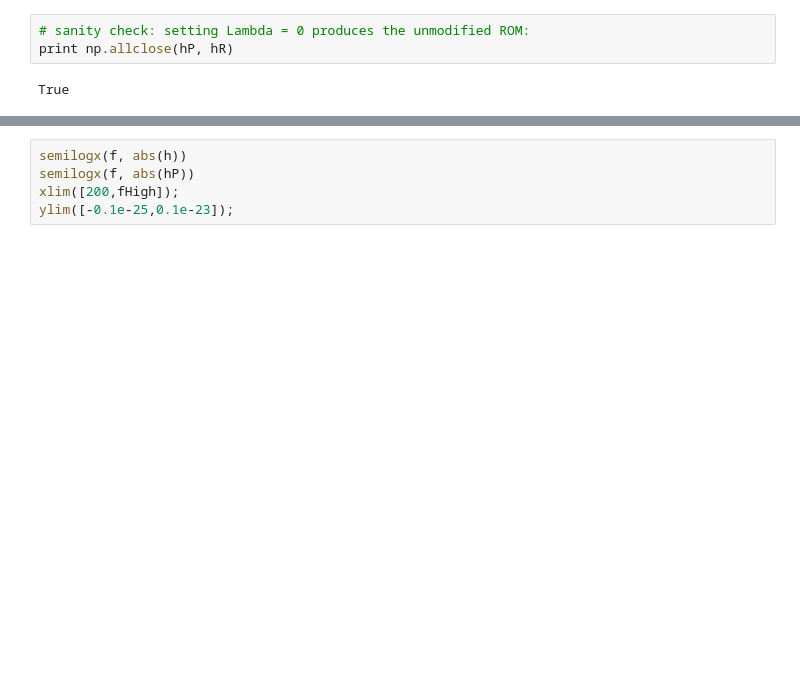
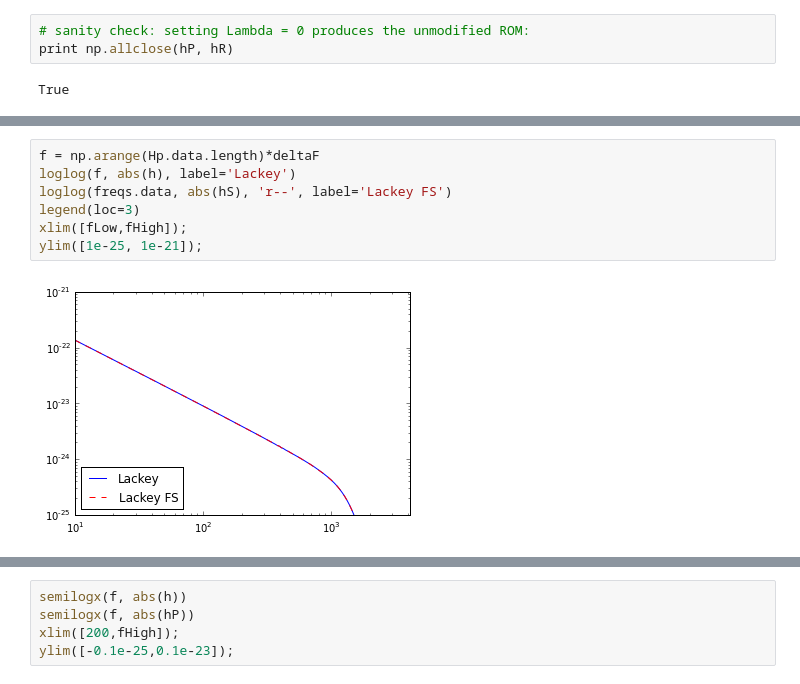
Before and after one commit to prayush/nsbh_tidal, a Jupyter notebook: LAL/LackeyLALTest.ipynb, the cells around one changed output, grey strips where cells are left out. Saved outputs shown, nothing was run; the diff lists cells and outputs as text; blank space fills up the shorter version.

```diff
--- a/LAL/LackeyLALTest.ipynb
+++ b/LAL/LackeyLALTest.ipynb
@@ -62,3 +136,12 @@ If the inclination is not 0 or pi/2, the amplitude between the FS and standard L
+# %%
+f = np.arange(Hp.data.length)*deltaF
+loglog(f, abs(h), label='Lackey')
+loglog(freqs.data, abs(hS), 'r--', label='Lackey FS')
+legend(loc=3)
+xlim([fLow,fHigh]);
+ylim([1e-25, 1e-21]);
+# %% [output]
+[figure, added]
 # %%
 f = np.arange(Hp.data.length)*deltaF
 loglog(f, abs(h))
```
Also changed, not shown: parts of 12 cells of this notebook.
